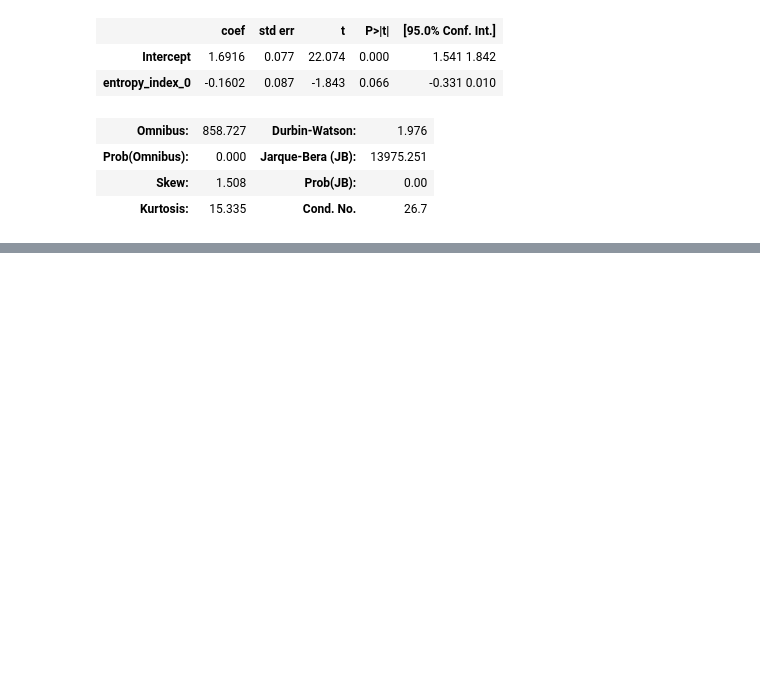
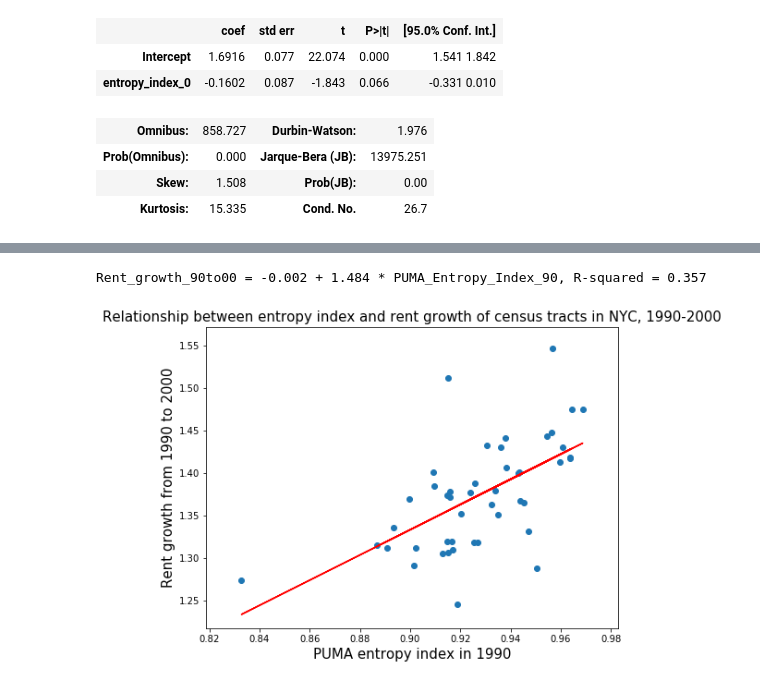
Before and after one commit to picniclin/NYC_yl5240, a Jupyter notebook: NYC_housing_and_income.ipynb, the cells around one changed output, grey strips where cells are left out. Cells and saved outputs as stored; diff of their text form; code cells hidden in the pictures; blank space fills up the shorter version.

```diff
--- a/NYC_housing_and_income.ipynb
+++ b/NYC_housing_and_income.ipynb
@@ -545,0 +574,4 @@ plt.ylabel('Rent growth from 2000 to 2010', fontsize = 15)
+# %%
+df_puma_family_income = df_tract[['PUMA']].merge(df_family_income, left_index = True, right_index = True).\
+                    groupby(by = 'PUMA').sum()
+df_puma_family_income.head()
@@ -545,0 +589,14 @@ plt.ylabel('Rent growth from 2000 to 2010', fontsize = 15)
+# %%
+
+for i in df_puma_family_income.index:
+    df_puma_family_income.loc[i,'entropy_index_9'] = \
+                    entropy_index(list(df_puma_family_income.loc[i,'fam_inc_109':'fam_inc_max_9']))
+    df_puma_family_income.loc[i,'entropy_index_0'] = \
+                    entropy_index(list(df_puma_family_income.loc[i,'fam_inc_100':'fam_inc_max_200']))
+    df_puma_family_income.loc[i,'entropy_index_1'] = \
+                    entropy_index(list(df_puma_family_income.loc[i,'fam_inc_101':'fam_inc_max_201']))
+# %%
+df_puma_entropy = df_puma_family_income.loc[:,['entropy_index_9',
+                                               'entropy_index_0','entropy_index_1']].\
+                    merge(df_puma_median.loc[:, ['rent_growth_90_00', 'rent_growth_00_10']],
+                         left_index = True, right_index = True)
@@ -545,0 +624,3 @@ plt.ylabel('Rent growth from 2000 to 2010', fontsize = 15)
+# %%
+lm1_puma = smf.ols('rent_growth_90_00 ~ entropy_index_9', df_puma_entropy).fit()
+lm2_puma = smf.ols('rent_growth_00_10 ~ entropy_index_0', df_puma_entropy).fit()
@@ -545,0 +667,14 @@ plt.ylabel('Rent growth from 2000 to 2010', fontsize = 15)
+# %%
+plt.figure(figsize = (8, 6))
+plt.scatter(df_puma_entropy.entropy_index_9, df_puma_entropy.rent_growth_90_00)
+plt.plot(df_puma_entropy.entropy_index_9, lm1_puma.predict(), c = 'r')
+plt.xlabel('PUMA entropy index in 1990', fontsize = 15)
+plt.ylabel('Rent growth from 1990 to 2000', fontsize = 15)
+plt.title('Relationship between entropy index and rent growth of census tracts in NYC, 1990-2000',
+         fontsize = 15)
+
+print('Rent_growth_90to00 = {} + {} * PUMA_Entropy_Index_90, R-squared = {}'.format(\
+                round(lm1_puma.params[0],3), round(lm1_puma.params[1],3),round(lm1_puma.rsquared,3)))
+# %% [output]
+Rent_growth_90to00 = -0.002 + 1.484 * PUMA_Entropy_Index_90, R-squared = 0.357
+[figure, added]
```
Also changed, not shown: parts of 13 cells of this notebook.
